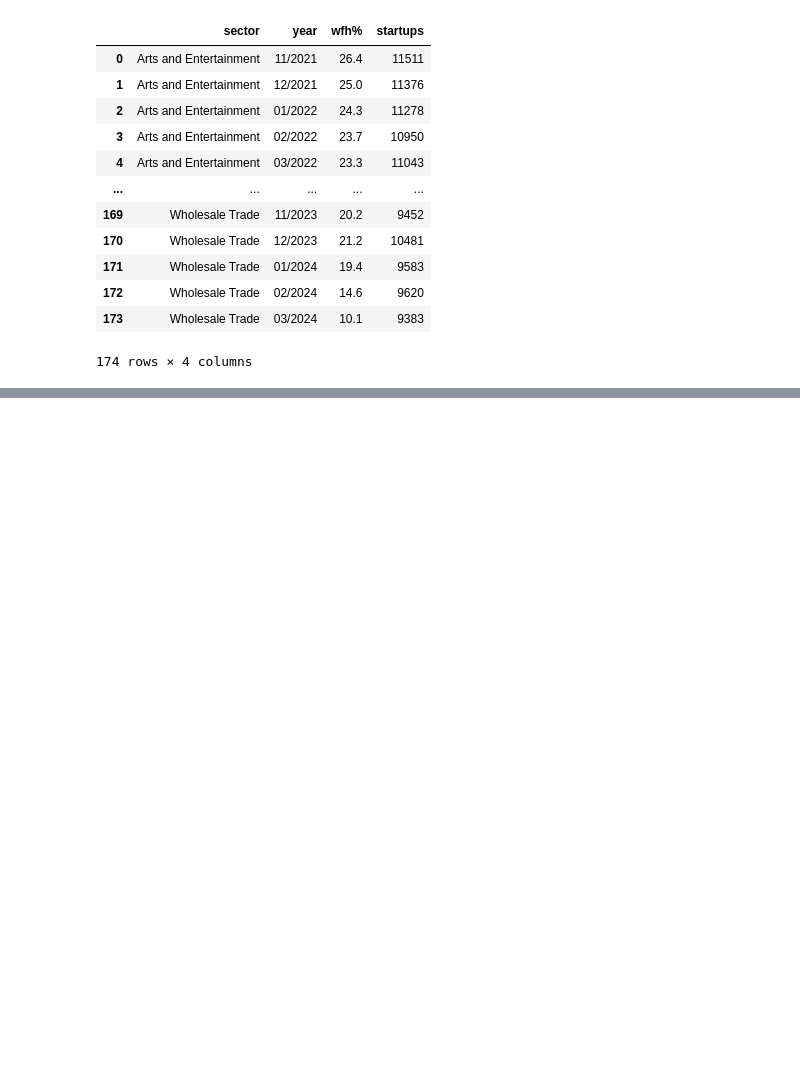
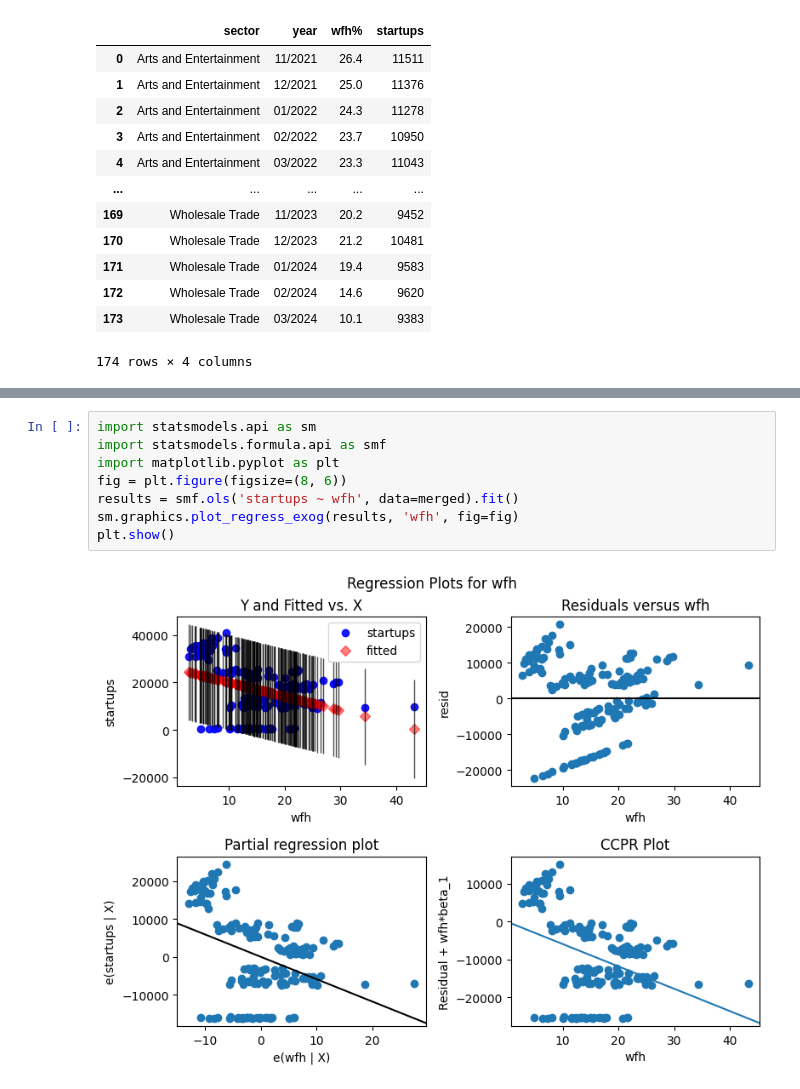
Before and after one commit to Keith-Cheung/FIN377-Final-Project, a Jupyter notebook: build_sample.ipynb, the cells around one changed output, grey strips where cells are left out. Drawn from its saved outputs; the diff is of its cells as text; blank space fills up the shorter version.

```diff
--- a/build_sample.ipynb
+++ b/build_sample.ipynb
@@ -645,0 +749,10 @@ g.tight_layout()
+# %%
+import statsmodels.api as sm
+import statsmodels.formula.api as smf
+import matplotlib.pyplot as plt
+fig = plt.figure(figsize=(8, 6))
+results = smf.ols('startups ~ wfh', data=merged).fit()
+sm.graphics.plot_regress_exog(results, 'wfh', fig=fig)
+plt.show()
+# %% [output]
+[figure, added]
```
Also changed, not shown: parts of 13 cells of this notebook, 3 other files.
